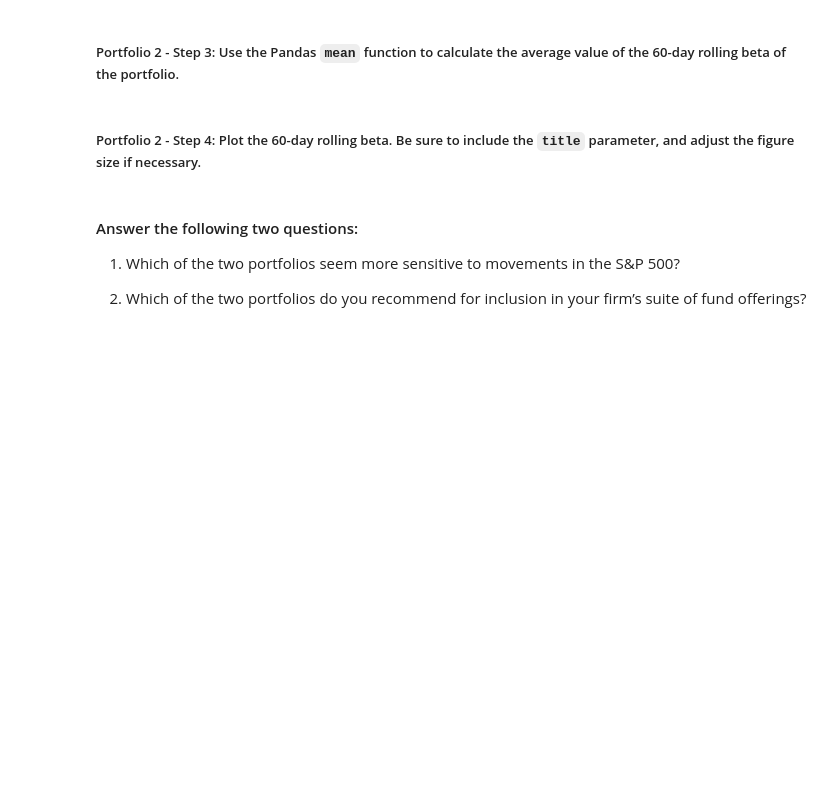
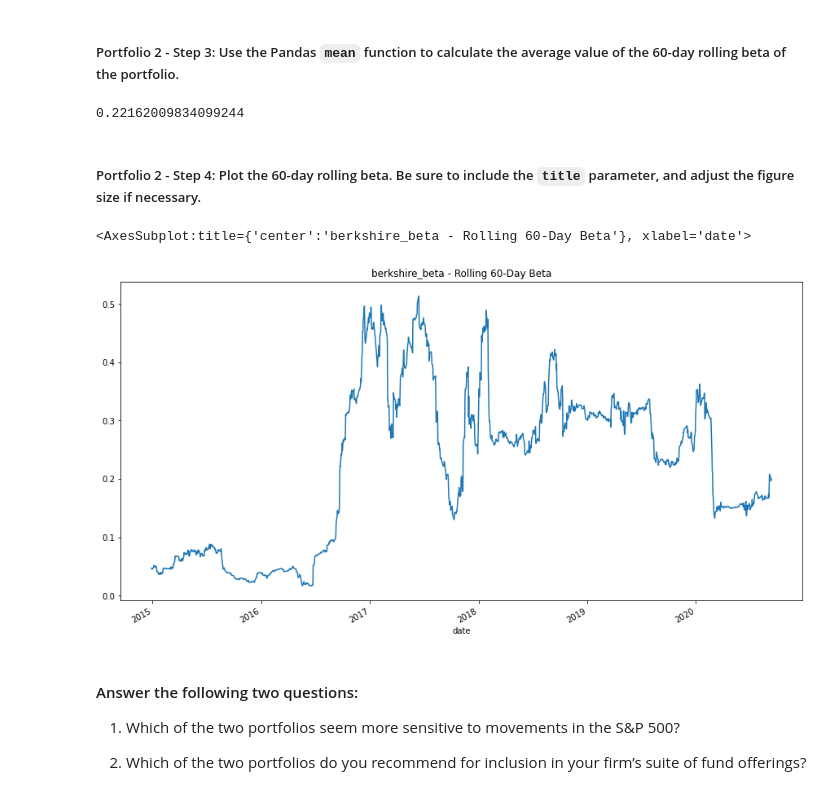
Before and after one commit to EGeorge2021r/Challenge4_Repo, a Jupyter notebook: Starter_Code/risk_return_analysis.ipynb, the cells around one changed output. Saved outputs shown, nothing was run; the diff lists cells and outputs as text; code cells hidden in the pictures; blank space fills up the shorter version.

```diff
--- a/Starter_Code/risk_return_analysis.ipynb
+++ b/Starter_Code/risk_return_analysis.ipynb
@@ -719,2 +800,9 @@ print(f"{covariance: .8f} ")
 # %% [markdown]
 ##### Portfolio 2 - Step 1: Using the 60-day rolling window, the daily return data, and the S&P 500 returns, calculate the covariance. Review the last five rows of the covariance of the portfolio.
+# %%
+# Calculate the covariance using a 60-day rolling window
+
+berkshire_covariance = daily_returns["BERKSHIRE HATHAWAY INC"].rolling(window=60).cov(daily_returnsp500).dropna()
+
+# Display the covariance
+berkshire_covariance
@@ -727,4 +836,5 @@ print(f"{covariance: .8f} ")
 # %%
 # Calculate the beta based on the 60-day rolling covariance compared to the market (S&P 500)
 # Review the last five rows of the beta information
-# YOUR CODE HERE
+berkshire_beta = berkshire_covariance / variance_sp500df
+berkshire_beta
@@ -731,14 +866,23 @@ print(f"{covariance: .8f} ")
 # %% [markdown]
 ##### Portfolio 2 - Step 3: Use the Pandas `mean` function to calculate the average value of the 60-day rolling beta of the portfolio.
 # %%
-# Calculate the average of the 60-day rolling beta
-# YOUR CODE HERE
+# Calculate the average value of the 60-day rolling beta of the portfolio.
+
+berkshire_beta.mean()
+# %% [output]
+0.22162009834099244
 # %% [markdown]
 ##### Portfolio 2 - Step 4: Plot the 60-day rolling beta. Be sure to include the `title` parameter, and adjust the figure size if necessary.
 # %%
 # Plot the rolling beta
 # Include a title parameter and adjust the figure size
-# YOUR CODE HERE
+berkshire_beta.plot(
+    figsize=(15, 8),
+    title='berkshire_beta - Rolling 60-Day Beta'
+)
+# %% [output]
+<AxesSubplot:title={'center':'berkshire_beta - Rolling 60-Day Beta'}, xlabel='date'>
+[figure, added]
 # %% [markdown]
 #### Answer the following two questions:
 
```
Also changed, not shown: parts of 16 cells of this notebook.
